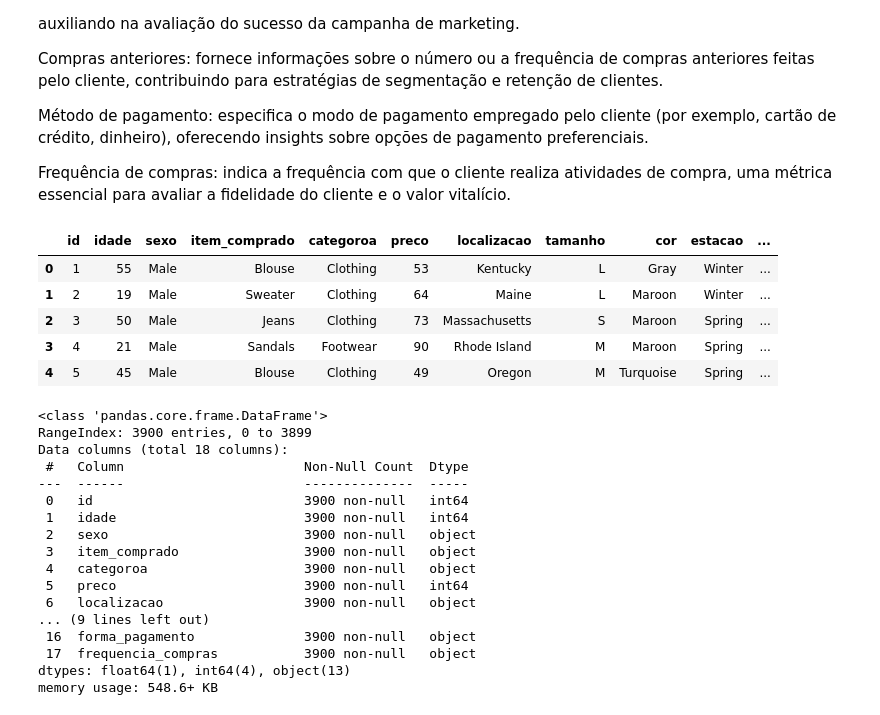
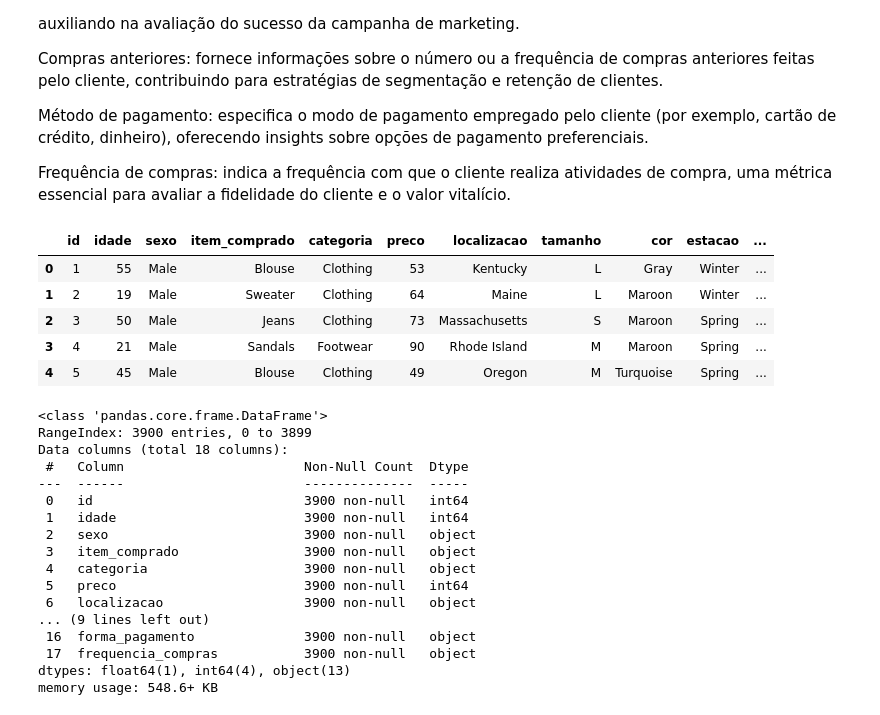
Before and after one commit to angelico-intelligence/clusterizacao-clientes, a Jupyter notebook: AnaliseClientes.ipynb, the cells around one changed output. Drawn from its saved outputs; the diff is of its cells as text; code cells hidden in the pictures.

```diff
--- a/AnaliseClientes.ipynb
+++ b/AnaliseClientes.ipynb
@@ -56,10 +62,10 @@ Método de pagamento: especifica o modo de pagamento empregado pelo cliente (por
 Frequência de compras: indica a frequência com que o cliente realiza atividades de compra, uma métrica essencial para avaliar a fidelidade do cliente e o valor vitalício.
 # %%
 df_shopping = pd.read_csv(path + "/shopping_behavior_updated.csv")
-df_shopping.columns = ['id', 'idade', 'sexo', 'item_comprado', 'categoroa', 'preco', 'localizacao', 'tamanho', 'cor', 'estacao', 'review', 'assinatura', 'tipo_envio', 'desconto_aplicado', 'codigo_promocional_aplicado', 'compras_anteriores', 'forma_pagamento', 'frequencia_compras']
+df_shopping.columns = ['id', 'idade', 'sexo', 'item_comprado', 'categoria', 'preco', 'localizacao', 'tamanho', 'cor', 'estacao', 'review', 'assinatura', 'tipo_envio', 'desconto_aplicado', 'codigo_promocional_aplicado', 'compras_anteriores', 'forma_pagamento', 'frequencia_compras']
 df_shopping.head()
 # %% [output]
-|  | id | idade | sexo | item_comprado | categoroa | preco | localizacao | tamanho | cor | estacao | ... |
+|  | id | idade | sexo | item_comprado | categoria | preco | localizacao | tamanho | cor | estacao | ... |
 | 0 | 1 | 55 | Male | Blouse | Clothing | 53 | Kentucky | L | Gray | Winter | ... |
 | 1 | 2 | 19 | Male | Sweater | Clothing | 64 | Maine | L | Maroon | Winter | ... |
 | 2 | 3 | 50 | Male | Jeans | Clothing | 73 | Massachusetts | S | Maroon | Spring | ... |
@@ -77,7 +83,7 @@ Data columns (total 18 columns):
  1   idade                        3900 non-null   int64
  2   sexo                         3900 non-null   object
  3   item_comprado                3900 non-null   object
- 4   categoroa                    3900 non-null   object
+ 4   categoria                    3900 non-null   object
  5   preco                        3900 non-null   int64
  6   localizacao                  3900 non-null   object
 ... (9 lines left out)
```
Also changed, not shown: parts of 9 cells of this notebook.
